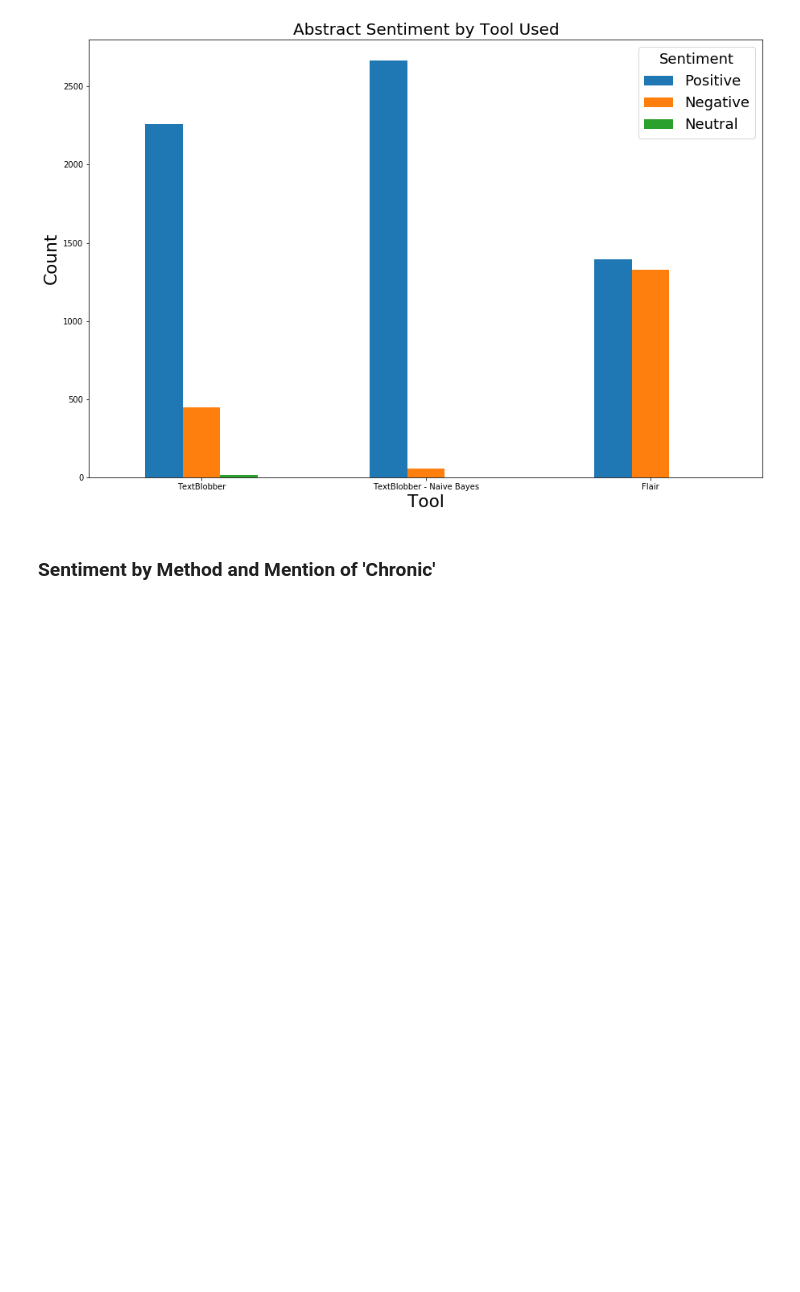
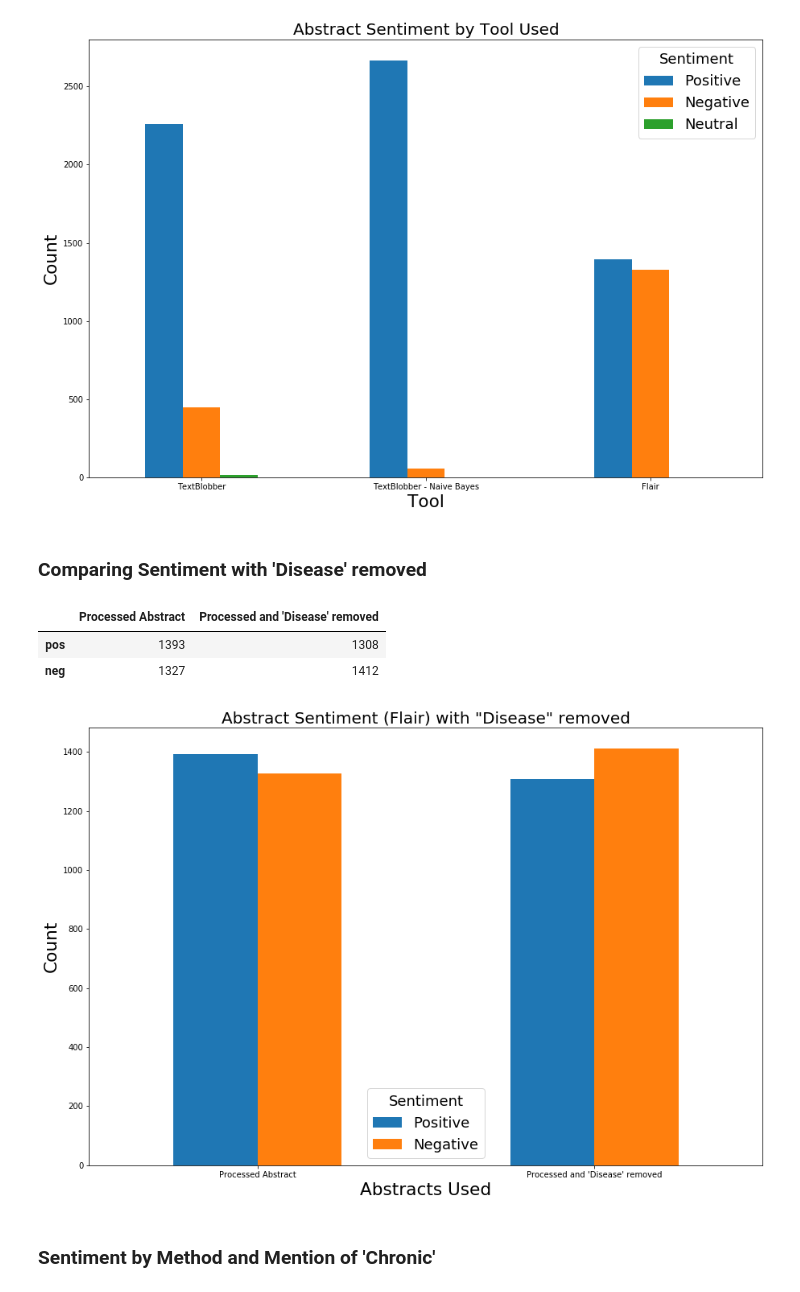
Before and after one commit to PlaybookData/Lyme-Disease-Framing-Analysis, a Jupyter notebook: DataAnalysis.ipynb, the cells around one changed output. Drawn from its saved outputs; the diff is of its cells as text; code cells hidden in the pictures; blank space fills up the shorter version.

```diff
--- a/DataAnalysis.ipynb
+++ b/DataAnalysis.ipynb
@@ -1046,6 +1020,29 @@ plt.legend(['Positive', 'Negative', 'Neutral'], title='Sentiment')
 plt.xticks(rotation=0);
 # %% [output]
 [figure]
+# %% [markdown]
+### Comparing Sentiment with 'Disease' removed
+# %%
+sentimentDiseaseComparison = flairCountsProcessedDF.merge(
+    pd.DataFrame(LymeDisease.NoDiseaseSentiment.value_counts()),
+    how='left', left_index=True, right_index=True)
+sentimentDiseaseComparison.columns = ['Processed Abstract', "Processed and 'Disease' removed"]
+# %%
+sentimentDiseaseComparison
+# %% [output]
+|  | Processed Abstract | Processed and 'Disease' removed |
+| pos | 1393 | 1308 |
+| neg | 1327 | 1412 |
+# %%
+sentimentDiseaseComparison.T.plot(kind='bar')
+# , color=['tab:green','tab:red','tab:blue'])
+plt.xlabel('Abstracts Used')
+plt.ylabel('Count')
+plt.title('Abstract Sentiment (Flair) with "Disease" removed')
+plt.legend(['Positive', 'Negative'], title='Sentiment')
+plt.xticks(rotation=0);
+# %% [output]
+[figure, added]
 # %% [markdown]
 ### Sentiment by Method and Mention of 'Chronic'
 # %%
```
Also changed, not shown: parts of 46 cells of this notebook.
